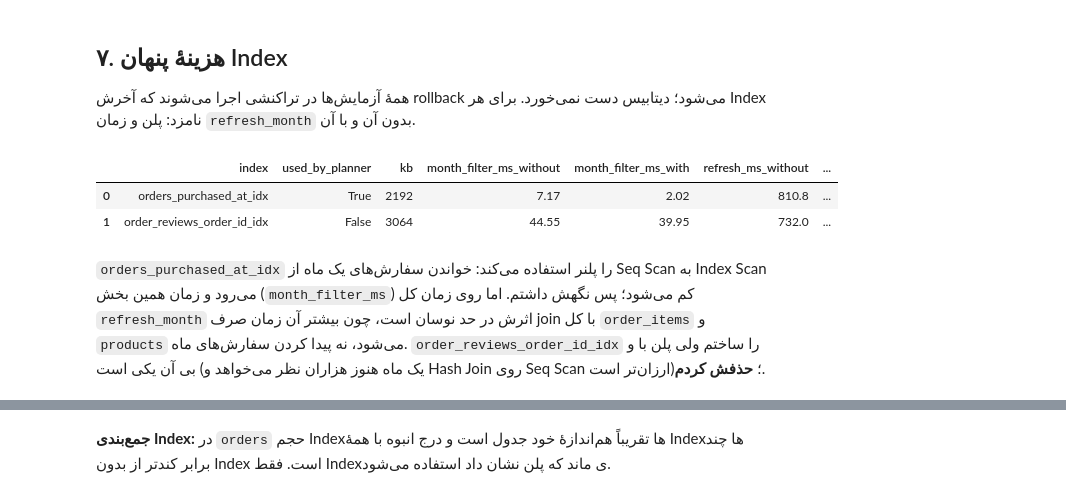
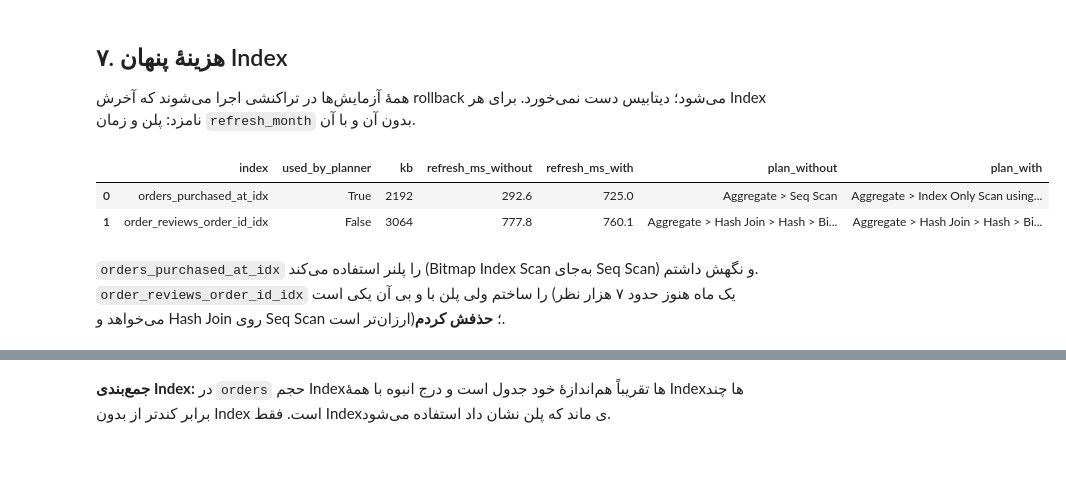
Before and after one commit to mahyarazari/stage-2-mahyar-azari, a Jupyter notebook: solution.ipynb, the cells around one changed output, grey strips where cells are left out. Cells and saved outputs as stored; diff of their text form; code cells hidden in the pictures; blank space fills up the shorter version.

```diff
--- a/solution.ipynb
+++ b/solution.ipynb
@@ -285,17 +285,16 @@ summary
 # %%
 month = date(2018, 1, 1)
 candidates = index_evidence.with_and_without(engine, OLIST, month)
 pd.DataFrame([{"index": name, "used_by_planner": r["used_by_planner"], "kb": r["with"]["bytes"] // 1024,
-               "month_filter_ms_without": r["without"]["plan"]["ms"], "month_filter_ms_with": r["with"]["plan"]["ms"],
                "refresh_ms_without": r["without"]["refresh_ms"], "refresh_ms_with": r["with"]["refresh_ms"],
                "plan_without": " > ".join(r["without"]["plan"]["nodes"]), "plan_with": " > ".join(r["with"]["plan"]["nodes"])}
               for name, r in candidates.items()])
 # %% [output]
-|  | index | used_by_planner | kb | month_filter_ms_without | month_filter_ms_with | refresh_ms_without | ... |
-| 0 | orders_purchased_at_idx | True | 2192 | 7.17 | 2.02 | 810.8 | ... |
-| 1 | order_reviews_order_id_idx | False | 3064 | 44.55 | 39.95 | 732.0 | ... |
+|  | index | used_by_planner | kb | refresh_ms_without | refresh_ms_with | plan_without | plan_with |
+| 0 | orders_purchased_at_idx | True | 2192 | 292.6 | 725.0 | Aggregate > Seq Scan | Aggregate > Index Only Scan using... |
+| 1 | order_reviews_order_id_idx | False | 3064 | 777.8 | 760.1 | Aggregate > Hash Join > Hash > Bi... | Aggregate > Hash Join > Hash > Bi... |
 # %% [markdown]
-`orders_purchased_at_idx` را پلنر استفاده می‌کند: خواندن سفارش‌های یک ماه از Seq Scan به Index Scan می‌رود و زمان همین بخش (`month_filter_ms`) کم می‌شود؛ پس نگهش داشتم. اما روی زمان کل `refresh_month` اثرش در حد نوسان است، چون بیشتر آن زمان صرف join با کل `order_items` و `products` می‌شود، نه پیدا کردن سفارش‌های ماه. `order_reviews_order_id_idx` را ساختم ولی پلن با و بی آن یکی است (یک ماه هنوز هزاران نظر می‌خواهد و Hash Join روی Seq Scan ارزان‌تر است)؛ **حذفش کردم**.
+`orders_purchased_at_idx` را پلنر استفاده می‌کند (Bitmap Index Scan به‌جای Seq Scan) و نگهش داشتم. `order_reviews_order_id_idx` را ساختم ولی پلن با و بی آن یکی است (یک ماه هنوز حدود ۷ هزار نظر می‌خواهد و Hash Join روی Seq Scan ارزان‌تر است)؛ **حذفش کردم**.
 # %%
 sizes = pd.DataFrame(index_evidence.sizes(engine, OLIST))
 by_table = sizes.groupby("table_name").agg(indexes=("index", "count"), index_kb=("index_bytes", lambda b: b.sum() // 1024),
```
Also changed, not shown: parts of 11 cells of this notebook.
